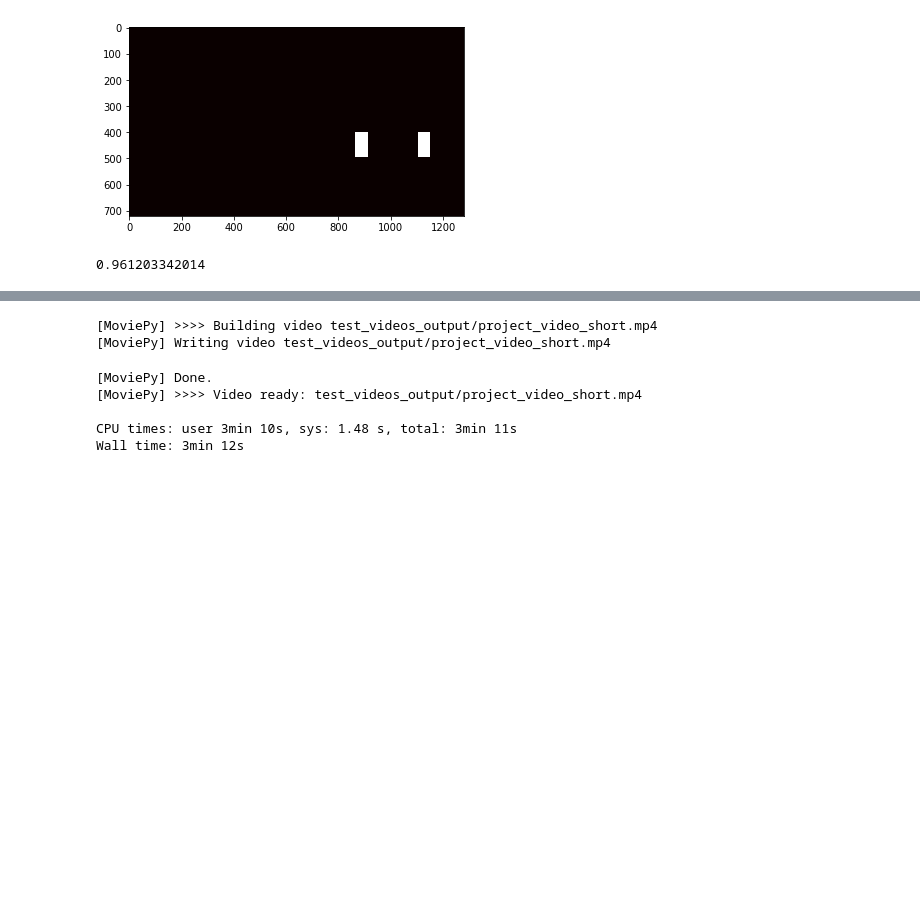
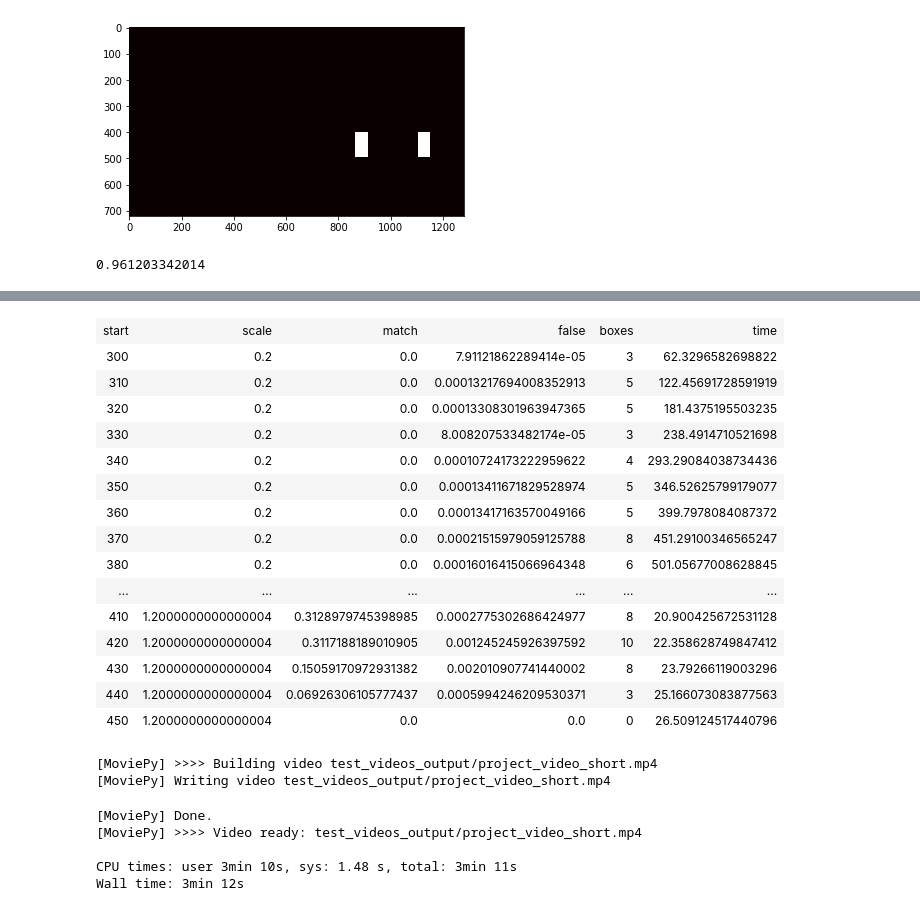
Before and after one commit to henrisve/CarND-Vehicle-Detection, a Jupyter notebook: Project5.ipynb, the cells around one changed output, grey strips where cells are left out. Saved outputs shown, nothing was run; the diff lists cells and outputs as text; code cells hidden in the pictures; blank space fills up the shorter version.

Commit message:
Added analyse scale thing.
A function to just see what scale/locations give best outcomes

```diff
--- a/Project5.ipynb
+++ b/Project5.ipynb
@@ -536,7 +520,7 @@ hog_feat = True # HOG features on or off
 y_start_stop = [400,660]
 svc,X_scaler,score, heat_score ,total_time,train_time=get_feature_and_train(color_space, orient, pix_per_cell,
                                     cell_per_block, hog_channel1,hog_channel2, hog_channel3,spatial_size,
-                                    hist_bins, spatial_feat,hist_feat, hog_feat)
+                                    hist_bins, spatial_feat,hist_feat, hog_feat,sample_size=10)
 #Now svc is a great model, so save it
 print(f"score: {score}, heat score: {heat_score}, tot time: {total_time}, train time: {train_time}")
 
@@ -616,3 +600,84 @@ print(sum(sum(heatmap_binary==bimage))/(shape[0]*shape[1]))
 [figure]
 [figure]
 0.961203342014
+# %%
+#try the classifier with just images before video
+images = sorted(glob.glob('test_images/test*.jpg'))
+
+
+dist_pickle=load_pickle("model")
+svc = dist_pickle["svc"]
+X_scaler = dist_pickle["X_scaler"]
+orient = dist_pickle["orient"]
+pix_per_cell = dist_pickle["pix_per_cell"]
+cell_per_block = dist_pickle["cell_per_block"]
+spatial_size = dist_pickle["spatial_size"]
+hist_bins = dist_pickle["hist_bins"]
+hog_channel = dist_pickle["hog_channel"]
+
+ylen = image.shape[0]
+
+
+#draw_image = np.copy(image)
+bimages = sorted(glob.glob('test_images/btest*.jpg'))
+bimagesimages=[]
+for imgpath in bimages:
+    bimage = mpimg.imread(imgpath)
+    bimage=np.copy(bimage[:,:,0]).astype(np.float32)/255
+    bimage[bimage>100]=255
+    bimagesimages.append(bimage)
+
+
+table=[]
+table.append(["start","scale","match","false","boxes","time"])
+for scale in np.arange(0.2,3,0.1):
+    t1 = time.time()
+    print(scale)
+    #ystart=random.randint(300,ylen-100)
+
+    #scale = random.uniform(0.5,2)
+
+    for ystart in range(300,ylen,10):
+        y_start_stop = [ystart,ylen]
+        #print(y_start_stop)
+        nWindows=0
+        heatscore=0
+        heatscorefalse=0
+        bflag=False
+        for i, image_a in enumerate(images):
+            image =  mpimg.imread(image_a).astype(np.float32)/255
+            bimage=bimagesimages[i]
+            try:
+                hot_windows = find_cars(image, y_start_stop[0], y_start_stop[1], scale, svc, X_scaler, orient,
+                          pix_per_cell, cell_per_block, spatial_size, hist_bins,color_space,hog_channel,one_row=True)
+            except:
+                bflag=True
+                break
+            heatmap = np.zeros_like(image[:,:,0])
+            heatmap = add_heat(heatmap, hot_windows)
+            heatmap[heatmap>0]=255
+            shape=np.shape(heatmap)
+            #how much of what we want is good
+            truehotindexes = np.array(bimage>0)
+            hotindexes = np.array(heatmap>0)
+            heatscore += sum(sum(truehotindexes&hotindexes))/(sum(sum(truehotindexes)))
+            #how much false positive?
+            heatscorefalse += sum(sum(np.logical_not(truehotindexes)&hotindexes))/(sum(sum(np.logical_not(truehotindexes))))
+            t2 = time.time()
+            total_time=t2-t1
+            nWindows += len(hot_windows)
+        if bflag:
+            break
+        #if nWindows > 0:
+        heatscore/=len(images)
+        heatscorefalse/=len(images)
+        table.append([y_start_stop[0],scale,heatscore,heatscorefalse,nWindows,total_time])
+
+window_img = draw_boxes(draw_image, hot_windows, color=(0, 0, 255), thick=6)
+
+
+from IPython.display import HTML, display
+import tabulate
+
+display(HTML(tabulate.tabulate(table, tablefmt='html')))
+# %% [output]
@@ -619,3 +701,19 @@ print(sum(sum(heatmap_binary==bimage))/(shape[0]*shape[1]))
+| start | scale | match | false | boxes | time |
+| 300 | 0.2 | 0.0 | 7.91121862289414e-05 | 3 | 62.3296582698822 |
+| 310 | 0.2 | 0.0 | 0.00013217694008352913 | 5 | 122.45691728591919 |
+| 320 | 0.2 | 0.0 | 0.00013308301963947365 | 5 | 181.4375195503235 |
+| 330 | 0.2 | 0.0 | 8.008207533482174e-05 | 3 | 238.4914710521698 |
+| 340 | 0.2 | 0.0 | 0.00010724173222959622 | 4 | 293.29084038734436 |
+| 350 | 0.2 | 0.0 | 0.00013411671829528974 | 5 | 346.52625799179077 |
+| 360 | 0.2 | 0.0 | 0.00013417163570049166 | 5 | 399.7978084087372 |
+| 370 | 0.2 | 0.0 | 0.00021515979059125788 | 8 | 451.29100346565247 |
+| 380 | 0.2 | 0.0 | 0.00016016415066964348 | 6 | 501.05677008628845 |
+| ... | ... | ... | ... | ... | ... |
+| 410 | 1.2000000000000004 | 0.3128979745398985 | 0.0002775302686424977 | 8 | 20.900425672531128 |
+| 420 | 1.2000000000000004 | 0.3117188189010905 | 0.001245245926397592 | 10 | 22.358628749847412 |
+| 430 | 1.2000000000000004 | 0.15059170972931382 | 0.002010907741440002 | 8 | 23.79266119003296 |
+| 440 | 1.2000000000000004 | 0.06926306105777437 | 0.0005994246209530371 | 3 | 25.166073083877563 |
+| 450 | 1.2000000000000004 | 0.0 | 0.0 | 0 | 26.509124517440796 |
 # %%
 def process_image(input_image,dist_pickle,heatmap):
     svc = dist_pickle["svc"]
```
Also changed, not shown: parts of 7 cells of this notebook.
